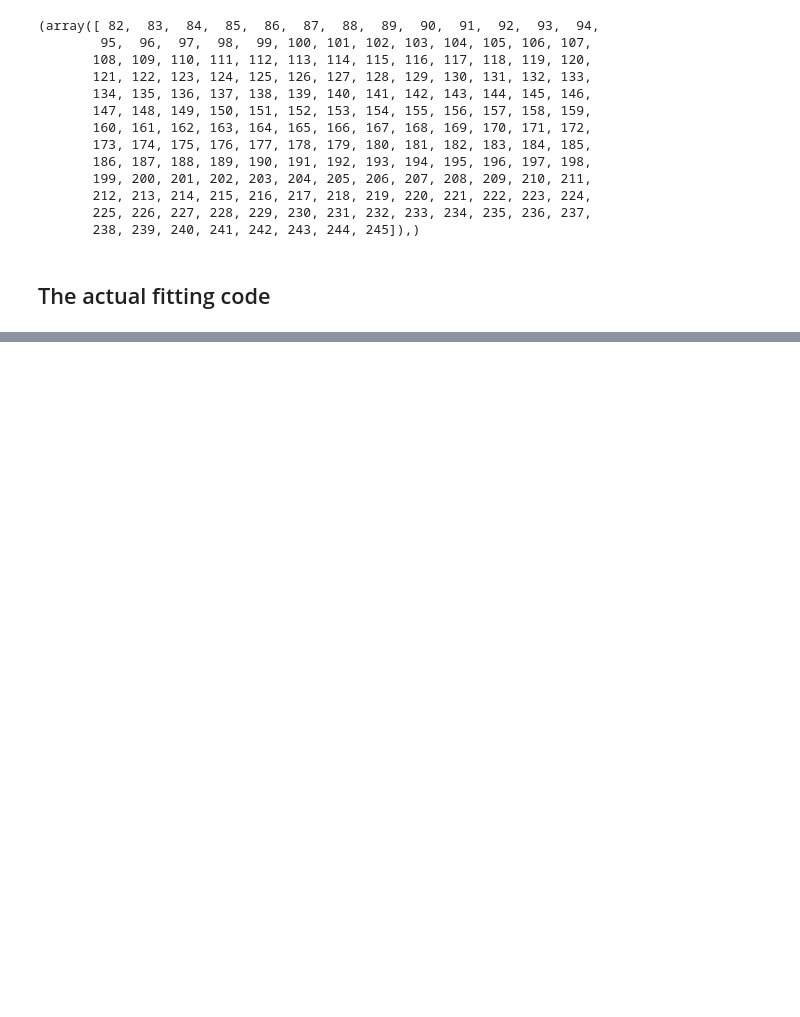
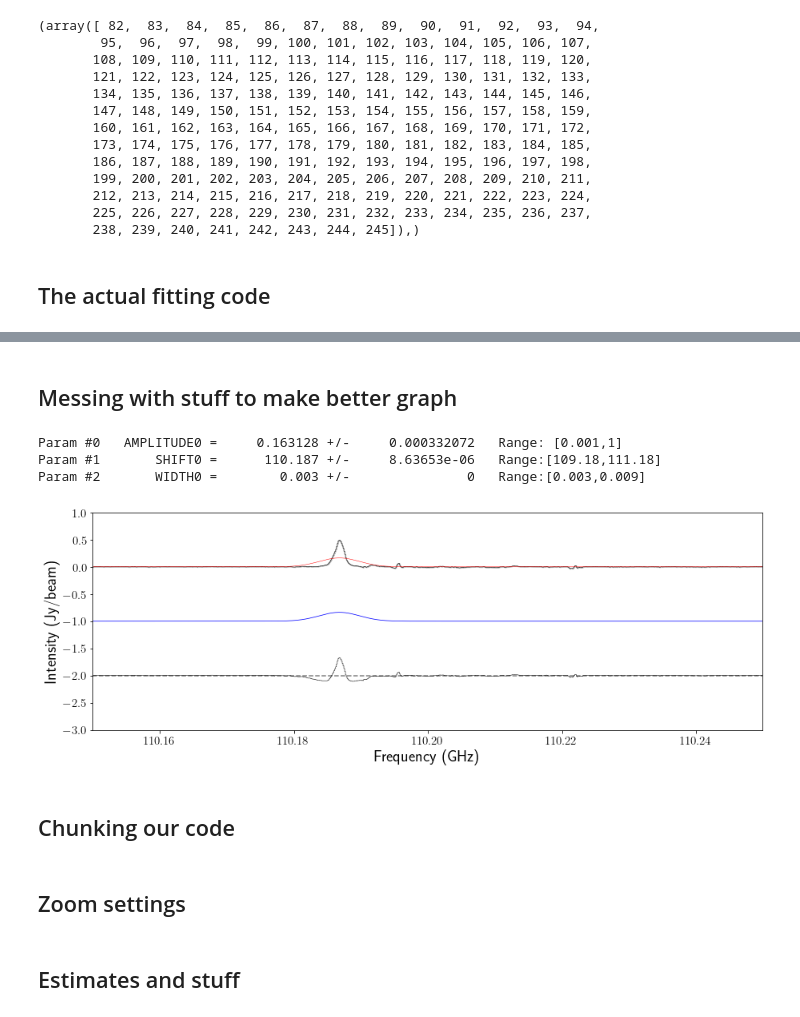
Before and after one commit to Parkerwise/Cloud-C, a Jupyter notebook: Task 5.ipynb, the cells around one changed output, grey strips where cells are left out. Cells and saved outputs as stored; diff of their text form; code cells hidden in the pictures; blank space fills up the shorter version.

```diff
--- a/Task 5.ipynb
+++ b/Task 5.ipynb
@@ -193,0 +194,62 @@ IndexError: list index out of range
+# %% [markdown]
+## Messing with stuff to make better graph
+# %%
+zoom = np.where((freq.value>110.15)*(freq.value<110.25))
+#zooms in on major intensity spike (assumed to be 12CO)
+zoom_13C160=spectrum[zoom]
+#zooms in on the spectrum we found in the last code block
+zoom_freq = freq[zoom]
+#zooms in on the frequency's in this zoomed in region
+
+#this lot begins to talk about noise. I need to learn more about it and it is
+#a WIP, refer back to tutorial
+error = np.zeros(np.size(zoom))
+wheremeas = np.where((zoom_freq.value>110.16)*(zoom_freq.value<110.18))
+meas = np.std(zoom_13C160[wheremeas])
+error = error + meas
+
+exclude=pylab.array([110.10,110.30])
+#I didn't totally get this value in the tutorial so it will have to be played with
+
+guesses=[0.49,110.1875,.005]
+#same for these values, they'll need to be played with
+#I changed the final parameter into line width at GHz
+
+limits=[(0.001,1),(109.18,111.18),(.003,.009)]
+#yet again, needs to be fiddled with
+#changed laast parameter to line width
+
+limited=[(True,True),(True,True),(True,True)]
+sp = psk.Spectrum(data=zoom_13C160,xarr=zoom_freq,error=error,unit='Jy/beam')
+
+pylab.figure(1,figsize=(15,5))
+sp.plotter(axis=pylab.subplot(1,1,1))
+
+sp.baseline(order=1,exclude=exclude)
+#mess around with order
+
+sp.specfit(guesses=guesses,limits=limits,limited=limited)
+
+sp.plotter(axis=pylab.subplot(1,1,1),errstyle='fill')
+
+sp.specfit.plot_fit(axis=pylab.subplot(1,1,1),annotate=False)
+
+sp.specfit.plot_components(axis=pylab.subplot(1,1,1),add_baseline=False,component_yoffset=-1)
+
+sp.specfit.plotresiduals(axis=pylab.subplot(1,1,1),clear=False, yoffset=-2,label=False)
+
+sp.plotter.axis.set_ylim(-3,1)
+pylab.xlabel("Frequency (GHz)",fontsize=20)
+pylab.ylabel("Intensity (Jy/beam)",fontsize=20)
+pylab.tick_params(axis='both', which='major',labelsize=15)
+
+print(sp.specfit.parinfo)                   # Print the resulting fitted parameters
+# %% [output]
+Param #0   AMPLITUDE0 =     0.163128 +/-     0.000332072   Range: [0.001,1]
+Param #1       SHIFT0 =      110.187 +/-     8.63653e-06   Range:[109.18,111.18]
+Param #2       WIDTH0 =        0.003 +/-               0   Range:[0.003,0.009]
+[figure, added]
+# %% [markdown]
+## Chunking our code
+# %% [markdown]
+## Zoom settings
@@ -193,0 +263,2 @@ IndexError: list index out of range
+# %% [markdown]
+## Estimates and stuff
```
Also changed, not shown: parts of 7 cells of this notebook.
